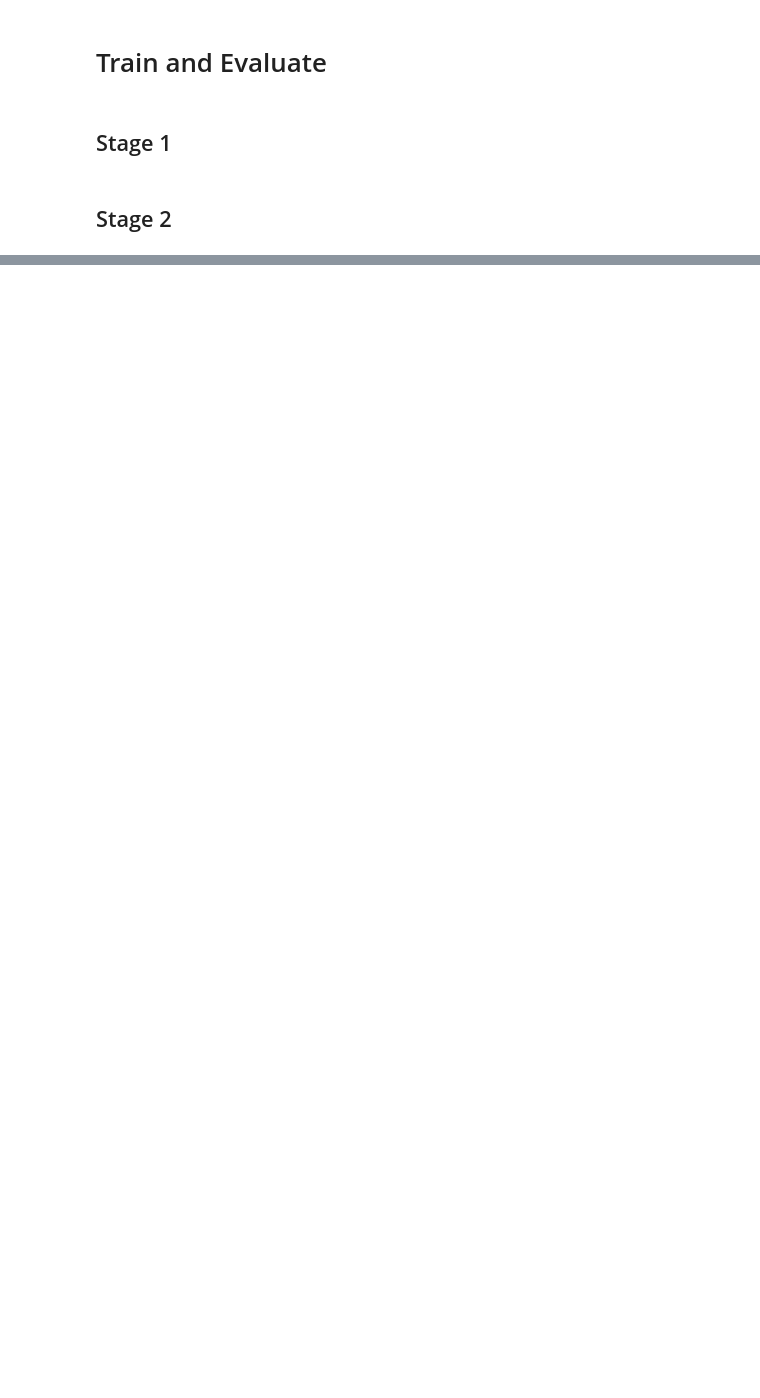
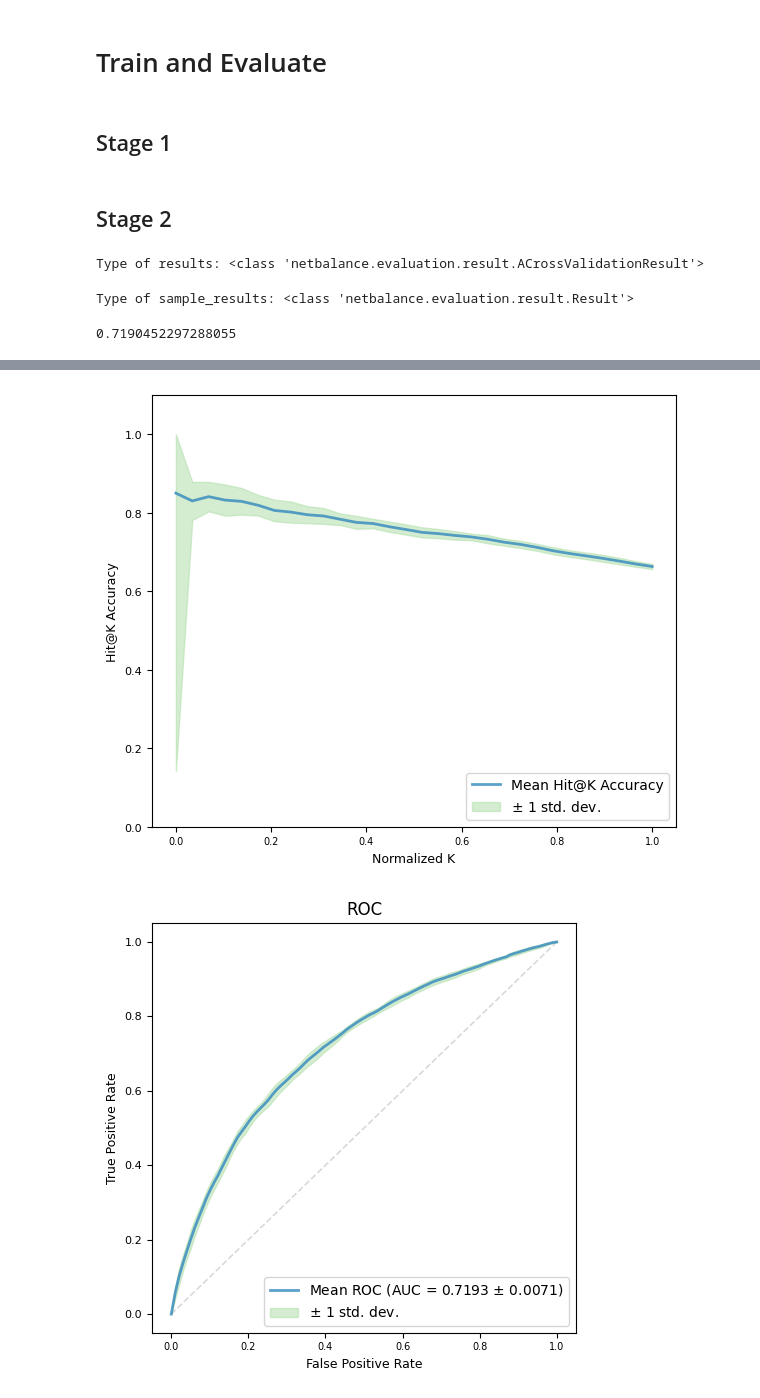
Before and after one commit to sobhanAhmadian/netbalance-analysis, a Jupyter notebook: examples/evaluation_framework.ipynb, the cells around one changed output, grey strips where cells are left out. Cells and saved outputs as stored; diff of their text form; code cells hidden in the pictures; blank space fills up the shorter version.

Commit message:
feat: evaluation framework notebook

```diff
--- a/examples/evaluation_framework.ipynb
+++ b/examples/evaluation_framework.ipynb
@@ -219,2 +373,52 @@ repeated_cross_validation(
 # %% [markdown]
 ## Stage 2
+# %%
+from netbalance.evaluation.general import get_result_of_rcv
+from netbalance.utils.result import process_results
+
+test_balance_method = "rho"
+test_balance_kwargs = {
+    "max_iter": 20000,
+    "delta": 0.1,
+    "cooling_rate": 0.99,
+    "initial_temp": 40.0,
+    "ent_desired": 1.0,
+    "shrinkage": 1.0,
+}
+test_balance_negative_ratio = 1.0
+
+num_negative_sampling = 2
+# %%
+results = get_result_of_rcv(
+    save_preds_dir=model_result_dir,
+    node_names=ds.get_node_names(),
+    num_cross_validation=num_cross_validation,
+    num_negative_sampling=num_negative_sampling,
+    test_balance_method=test_balance_method,
+    test_balance_kwargs=test_balance_kwargs,
+    test_balance_negative_ratio=test_balance_negative_ratio,
+    dataset_name=dataset,
+)
+# %%
+print(f"Type of results: {type(results)}")
+# %% [output]
+Type of results: <class 'netbalance.evaluation.result.ACrossValidationResult'>
+# %%
+sample_results = results.fold_results[0]
+print(f"Type of sample_results: {type(sample_results)}")
+# %% [output]
+Type of sample_results: <class 'netbalance.evaluation.result.Result'>
+# %%
+sample_results.auc
+# %% [output]
+0.7190452297288055
+# %%
+process_results(
+    results=results,
+    result_dir=TM_RESULTS_DIR,
+    dataset=dataset,
+    train_balance_method=train_neg_samp_method,
+    test_balance_method=test_balance_method,
+    test_balance_kwargs=test_balance_kwargs,
+)
+# %% [output]
@@ -220,0 +445,2 @@ repeated_cross_validation(
+[figure, added]
+[figure, added]
```
Also changed, not shown: parts of 26 cells of this notebook.
